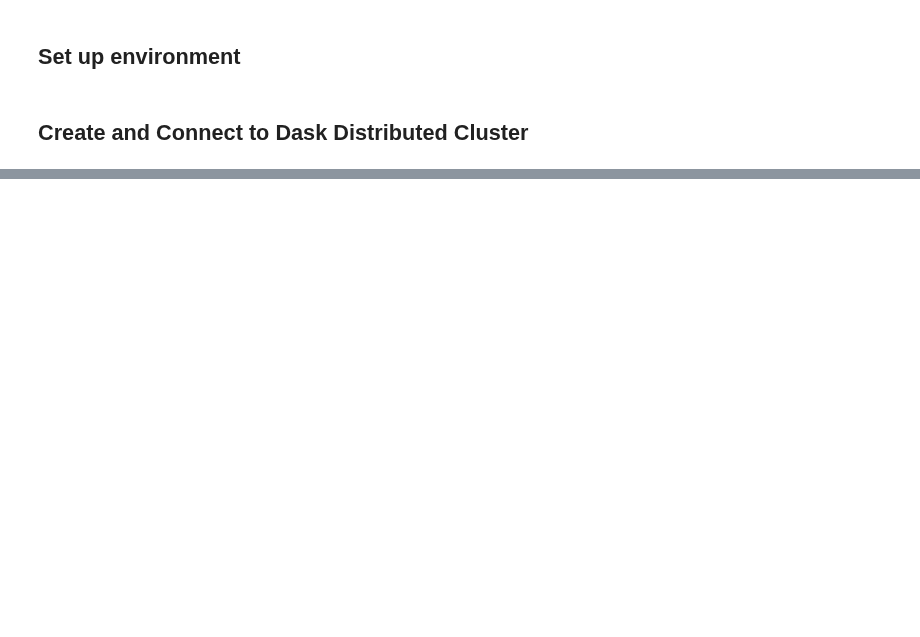
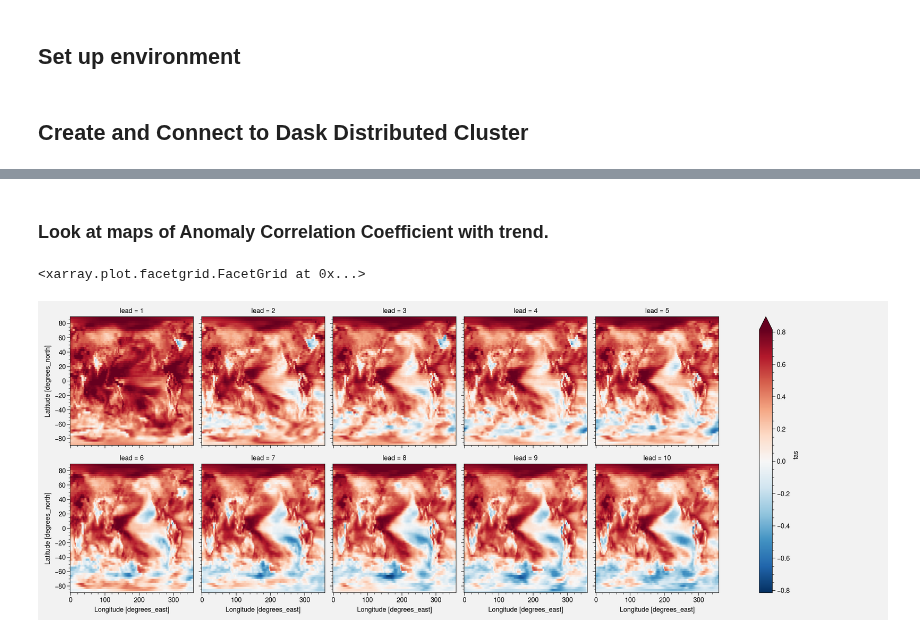
Before and after one commit to andersy005/talks, a Jupyter notebook: notebooks/climpred-demo.ipynb, the cells around one changed output, grey strips where cells are left out. Saved outputs shown, nothing was run; the diff lists cells and outputs as text; code cells hidden in the pictures; blank space fills up the shorter version.

```diff
--- a/notebooks/climpred-demo.ipynb
+++ b/notebooks/climpred-demo.ipynb
@@ -56,0 +227,9 @@ dset_dict
+# %%
+assim = assim.rename({"member_id": "member"})
+assim = assim.sel(time=slice("1960", "2015"))
+assim_ym = assim.groupby("time.year").mean().rename({"year": "time"})
+
+# Not sure if this is the right thing for verification, but just going to compare
+# against the ensemble mean for the assimilation run.
+assim_ym = assim_ym.mean("member")
+assim_ym
@@ -56,0 +262,2 @@ dset_dict
+# %%
+assim_ym = assim_ym.compute()
@@ -56,0 +268,3 @@ dset_dict
+# %%
+hindcast = climpred.HindcastEnsemble(hind_ym).add_observations(assim_ym)
+hindcast
@@ -56,0 +277,5 @@ dset_dict
+# %%
+result = hindcast.verify(
+    metric="acc", dim="init", comparison="e2o", alignment="maximize"
+)
+result
@@ -56,0 +293,7 @@ dset_dict
+# %% [markdown]
+### Look at maps of Anomaly Correlation Coefficient with trend.
+# %%
+result.tas.plot(col="lead", col_wrap=5, robust=True)
+# %% [output]
+<xarray.plot.facetgrid.FacetGrid at 0x...>
+[figure, added]
```
Also changed, not shown: parts of 30 cells of this notebook, 1 other file.
